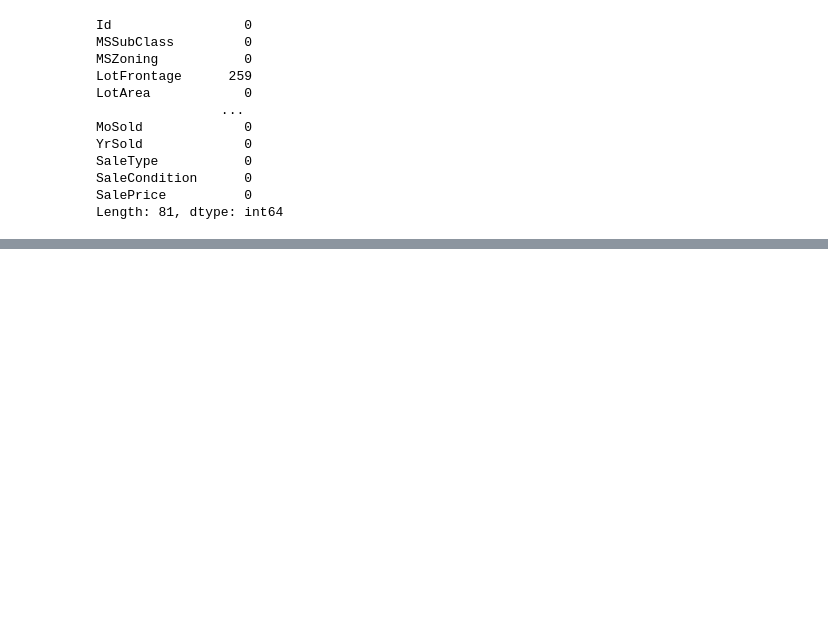
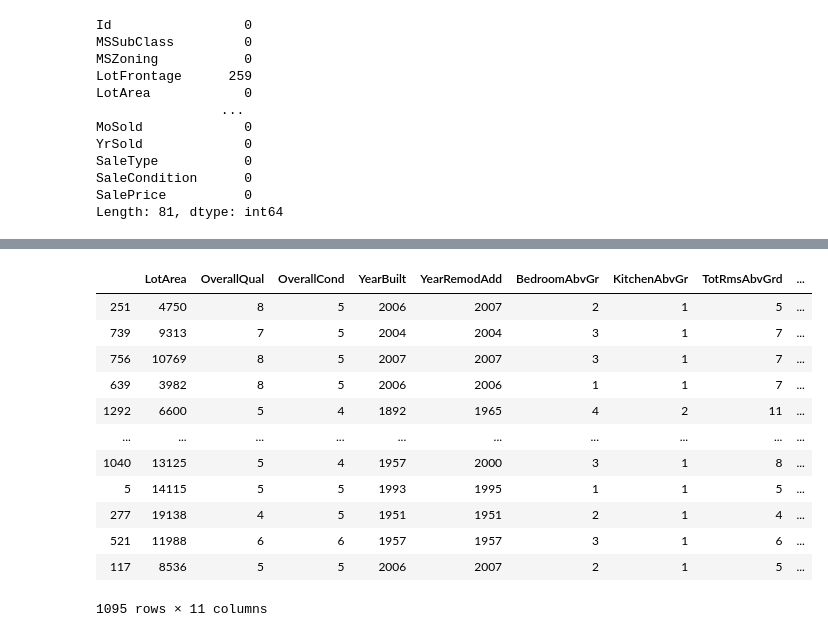
Before and after one commit to rakshitraj/kaggle, a Jupyter notebook: Iowa-housing.ipynb, the cells around one changed output, grey strips where cells are left out. Cells and saved outputs as stored; diff of their text form; code cells hidden in the pictures; blank space fills up the shorter version.

```diff
--- a/Iowa-housing.ipynb
+++ b/Iowa-housing.ipynb
@@ -106,0 +163,16 @@ features = ['Id', 'MSSubClass', 'MSZoning', 'LotFrontage', 'LotArea', 'Street',
+# %%
+train_X
+# %% [output]
+|  | LotArea | OverallQual | OverallCond | YearBuilt | YearRemodAdd | BedroomAbvGr | KitchenAbvGr | TotRmsAbvGrd | ... |
+| 251 | 4750 | 8 | 5 | 2006 | 2007 | 2 | 1 | 5 | ... |
+| 739 | 9313 | 7 | 5 | 2004 | 2004 | 3 | 1 | 7 | ... |
+| 756 | 10769 | 8 | 5 | 2007 | 2007 | 3 | 1 | 7 | ... |
+| 639 | 3982 | 8 | 5 | 2006 | 2006 | 1 | 1 | 7 | ... |
+| 1292 | 6600 | 5 | 4 | 1892 | 1965 | 4 | 2 | 11 | ... |
+| ... | ... | ... | ... | ... | ... | ... | ... | ... | ... |
+| 1040 | 13125 | 5 | 4 | 1957 | 2000 | 3 | 1 | 8 | ... |
+| 5 | 14115 | 5 | 5 | 1993 | 1995 | 1 | 1 | 5 | ... |
+| 277 | 19138 | 4 | 5 | 1951 | 1951 | 2 | 1 | 4 | ... |
+| 521 | 11988 | 6 | 6 | 1957 | 1957 | 3 | 1 | 6 | ... |
+| 117 | 8536 | 5 | 5 | 2006 | 2007 | 2 | 1 | 5 | ... |
+1095 rows × 11 columns
```
Also changed, not shown: parts of 25 cells of this notebook.
